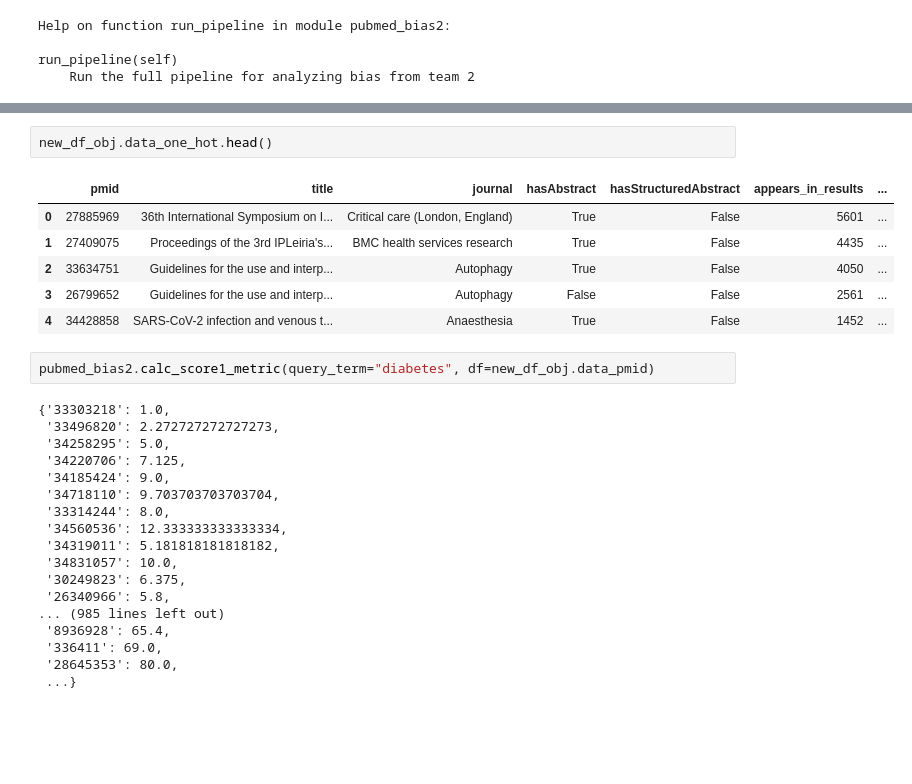
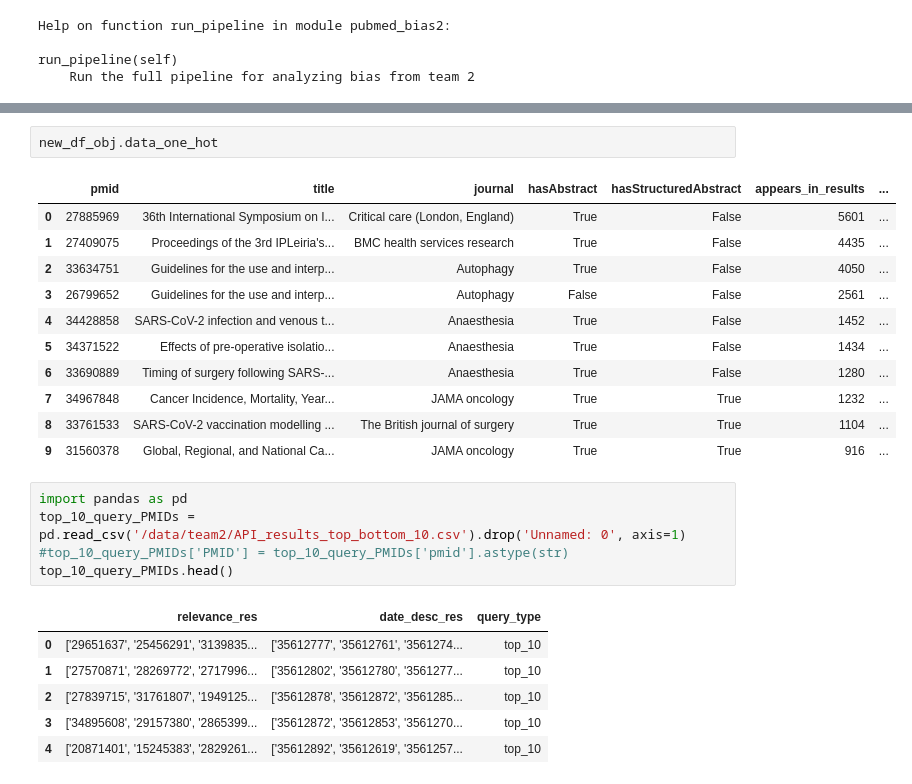
Before and after one commit to NCBI-Codeathons/pubmed-codeathon-team2, a Jupyter notebook: pubmed_bias2_examples.ipynb, the cells around one changed output, grey strips where cells are left out. Cells and saved outputs as stored; diff of their text form; blank space fills up the shorter version.

Commit message:
merging the team's code into pipeline for today

```diff
--- a/pubmed_bias2_examples.ipynb
+++ b/pubmed_bias2_examples.ipynb
@@ -55,29 +93,26 @@ class pubmed_bias2(builtins.object)
 # %%
-new_df_obj.data_one_hot.head()
+new_df_obj.data_one_hot
 # %% [output]
 |  | pmid | title | journal | hasAbstract | hasStructuredAbstract | appears_in_results | ... |
 | 0 | 27885969 | 36th International Symposium on I... | Critical care (London, England) | True | False | 5601 | ... |
 | 1 | 27409075 | Proceedings of the 3rd IPLeiria's... | BMC health services research | True | False | 4435 | ... |
 | 2 | 33634751 | Guidelines for the use and interp... | Autophagy | True | False | 4050 | ... |
 | 3 | 26799652 | Guidelines for the use and interp... | Autophagy | False | False | 2561 | ... |
 | 4 | 34428858 | SARS-CoV-2 infection and venous t... | Anaesthesia | True | False | 1452 | ... |
+| 5 | 34371522 | Effects of pre-operative isolatio... | Anaesthesia | True | False | 1434 | ... |
+| 6 | 33690889 | Timing of surgery following SARS-... | Anaesthesia | True | False | 1280 | ... |
+| 7 | 34967848 | Cancer Incidence, Mortality, Year... | JAMA oncology | True | True | 1232 | ... |
+| 8 | 33761533 | SARS-CoV-2 vaccination modelling ... | The British journal of surgery | True | True | 1104 | ... |
+| 9 | 31560378 | Global, Regional, and National Ca... | JAMA oncology | True | True | 916 | ... |
-# %%
-pubmed_bias2.calc_score1_metric(query_term="diabetes", df=new_df_obj.data_pmid)
-# %% [output]
-{'33303218': 1.0,
- '33496820': 2.272727272727273,
- '34258295': 5.0,
- '34220706': 7.125,
- '34185424': 9.0,
- '34718110': 9.703703703703704,
- '33314244': 8.0,
- '34560536': 12.333333333333334,
- '34319011': 5.181818181818182,
- '34831057': 10.0,
- '30249823': 6.375,
- '26340966': 5.8,
-... (985 lines left out)
- '8936928': 65.4,
- '336411': 69.0,
- '28645353': 80.0,
- ...}
+# %%
+import pandas as pd
+top_10_query_PMIDs = pd.read_csv('/data/team2/API_results_top_bottom_10.csv').drop('Unnamed: 0', axis=1)
+#top_10_query_PMIDs['PMID'] = top_10_query_PMIDs['pmid'].astype(str)
+top_10_query_PMIDs.head()
+# %% [output]
+|  | relevance_res | date_desc_res | query_type |
+| 0 | ['29651637', '25456291', '3139835... | ['35612777', '35612761', '3561274... | top_10 |
+| 1 | ['27570871', '28269772', '2717996... | ['35612802', '35612780', '3561277... | top_10 |
+| 2 | ['27839715', '31761807', '1949125... | ['35612878', '35612872', '3561285... | top_10 |
+| 3 | ['34895608', '29157380', '2865399... | ['35612872', '35612853', '3561270... | top_10 |
+| 4 | ['20871401', '15245383', '2829261... | ['35612892', '35612619', '3561257... | top_10 |
```
Also changed, not shown: parts of 8 cells of this notebook, 12 other files.
